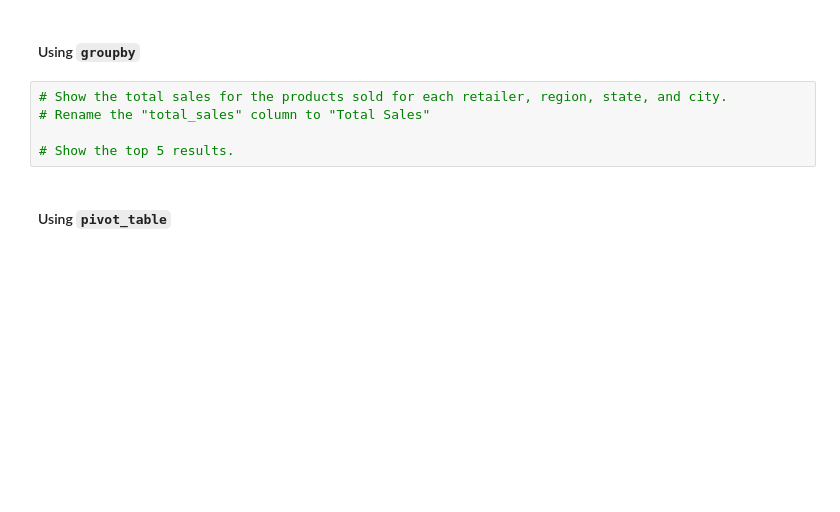
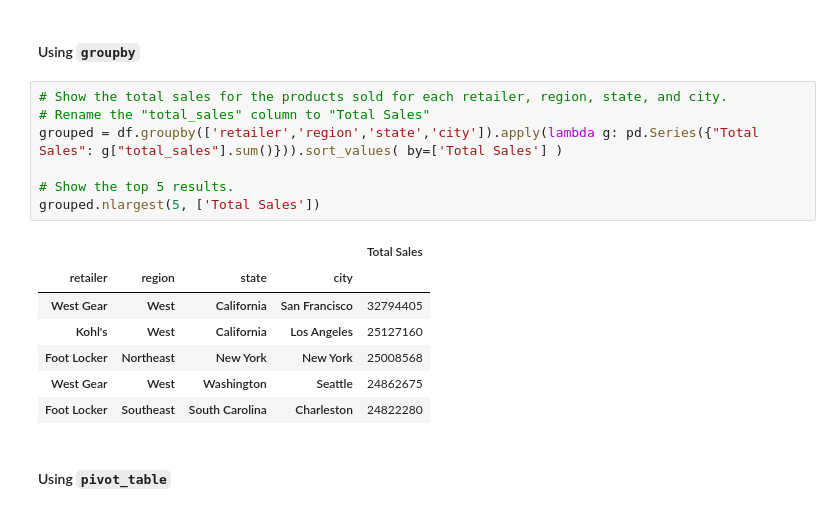
Before and after one commit to tbrown14611/athletic_sales_analysis, a Jupyter notebook: athletic_sales_analysis_starter_code.ipynb, the cells around one changed output. Drawn from its saved outputs; the diff is of its cells as text; blank space fills up the shorter version.

```diff
--- a/athletic_sales_analysis_starter_code.ipynb
+++ b/athletic_sales_analysis_starter_code.ipynb
@@ -232,8 +252,18 @@ piv.nlargest(5, ['Total_Products_Sold'])
 # %%
 # Show the total sales for the products sold for each retailer, region, state, and city.
 # Rename the "total_sales" column to "Total Sales"
+grouped = df.groupby(['retailer','region','state','city']).apply(lambda g: pd.Series({"Total Sales": g["total_sales"].sum()})).sort_values( by=['Total Sales'] )
 
 # Show the top 5 results.
+grouped.nlargest(5, ['Total Sales'])
+# %% [output]
+|  |  |  |  | Total Sales |
+| retailer | region | state | city |  |
+| West Gear | West | California | San Francisco | 32794405 |
+| Kohl's | West | California | Los Angeles | 25127160 |
+| Foot Locker | Northeast | New York | New York | 25008568 |
+| West Gear | West | Washington | Seattle | 24862675 |
+| Foot Locker | Southeast | South Carolina | Charleston | 24822280 |
 # %% [markdown]
 #### Using `pivot_table`
 # %%
```
Also changed, not shown: parts of 9 cells of this notebook.
